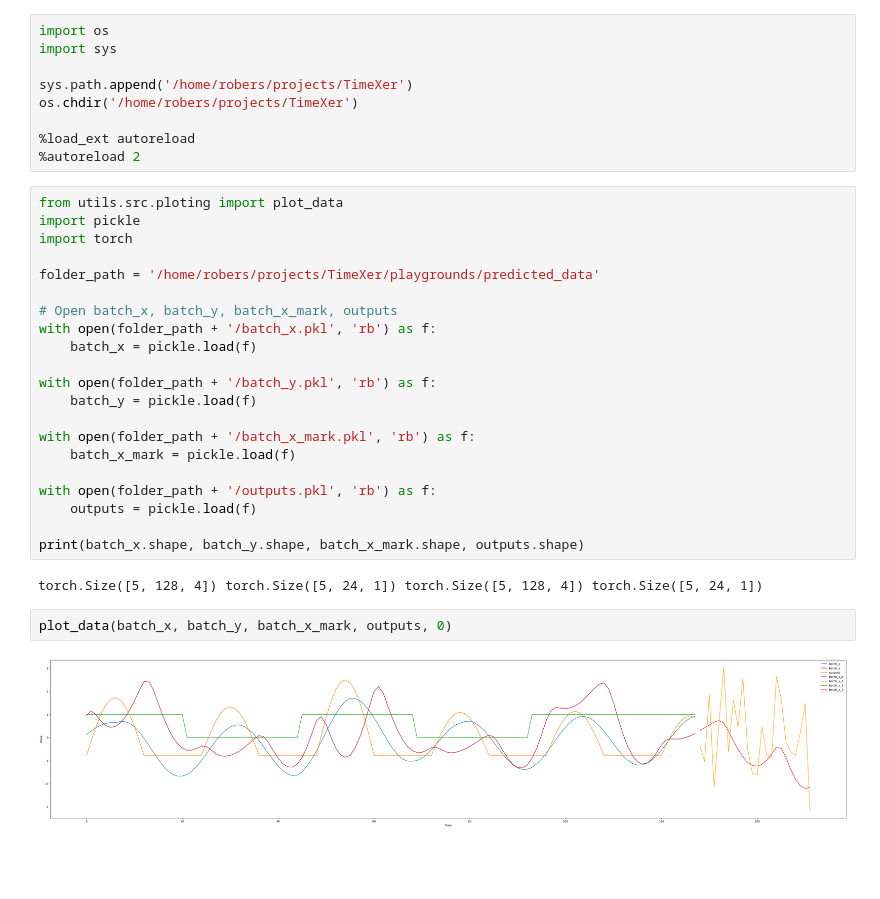
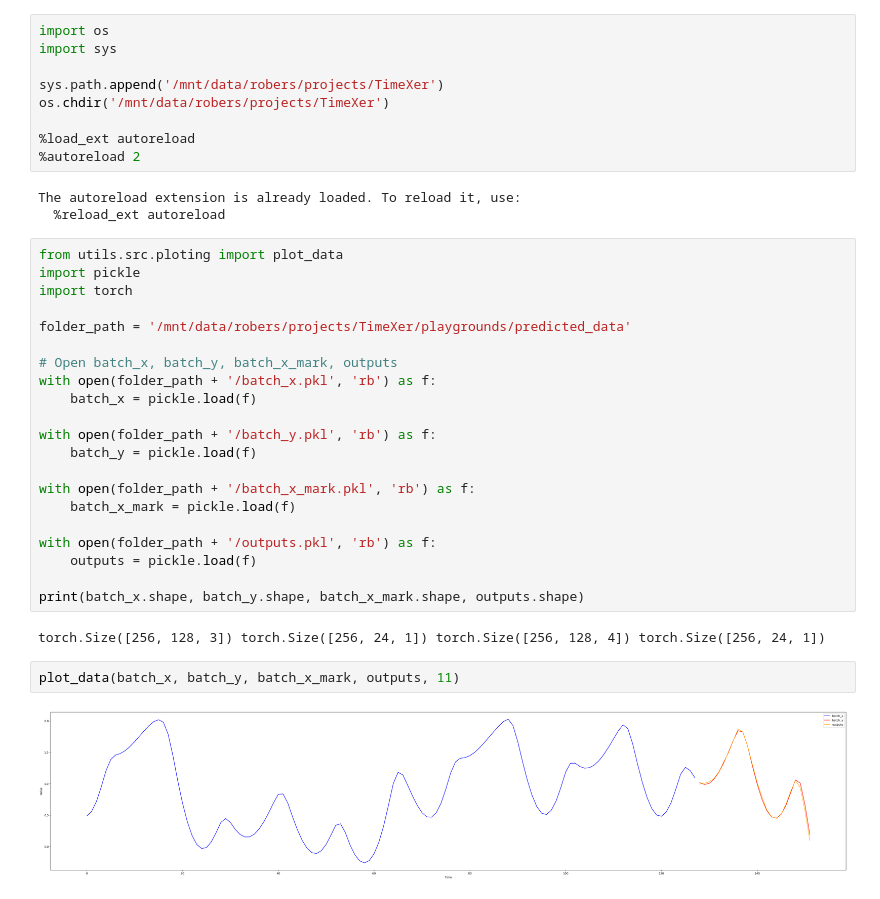
Before and after one commit to robersGE/TimeXer, a Jupyter notebook: playgrounds/plot_data.ipynb, the cells around one changed output. Saved outputs shown, nothing was run; the diff lists cells and outputs as text; blank space fills up the shorter version.

```diff
--- a/playgrounds/plot_data.ipynb
+++ b/playgrounds/plot_data.ipynb
@@ -2,17 +2,20 @@
 import os
 import sys
 
-sys.path.append('/home/robers/projects/TimeXer')
-os.chdir('/home/robers/projects/TimeXer')
+sys.path.append('/mnt/data/robers/projects/TimeXer')
+os.chdir('/mnt/data/robers/projects/TimeXer')
 
 %load_ext autoreload
 %autoreload 2
+# %% [output]
+The autoreload extension is already loaded. To reload it, use:
+  %reload_ext autoreload
 # %%
 from utils.src.ploting import plot_data
 import pickle
 import torch
 
-folder_path = '/home/robers/projects/TimeXer/playgrounds/predicted_data'
+folder_path = '/mnt/data/robers/projects/TimeXer/playgrounds/predicted_data'
 
 # Open batch_x, batch_y, batch_x_mark, outputs
 with open(folder_path + '/batch_x.pkl', 'rb') as f:
@@ -29,8 +32,8 @@ with open(folder_path + '/outputs.pkl', 'rb') as f:
 
 print(batch_x.shape, batch_y.shape, batch_x_mark.shape, outputs.shape)
 # %% [output]
-torch.Size([5, 128, 4]) torch.Size([5, 24, 1]) torch.Size([5, 128, 4]) torch.Size([5, 24, 1])
+torch.Size([256, 128, 3]) torch.Size([256, 24, 1]) torch.Size([256, 128, 4]) torch.Size([256, 24, 1])
 # %%
-plot_data(batch_x, batch_y, batch_x_mark, outputs, 0)
+plot_data(batch_x, batch_y, batch_x_mark, outputs, 11)
 # %% [output]
-[figure, old version]
+[figure, new version]
```
Also changed, not shown: parts of 1 cell of this notebook, 11 other files.
